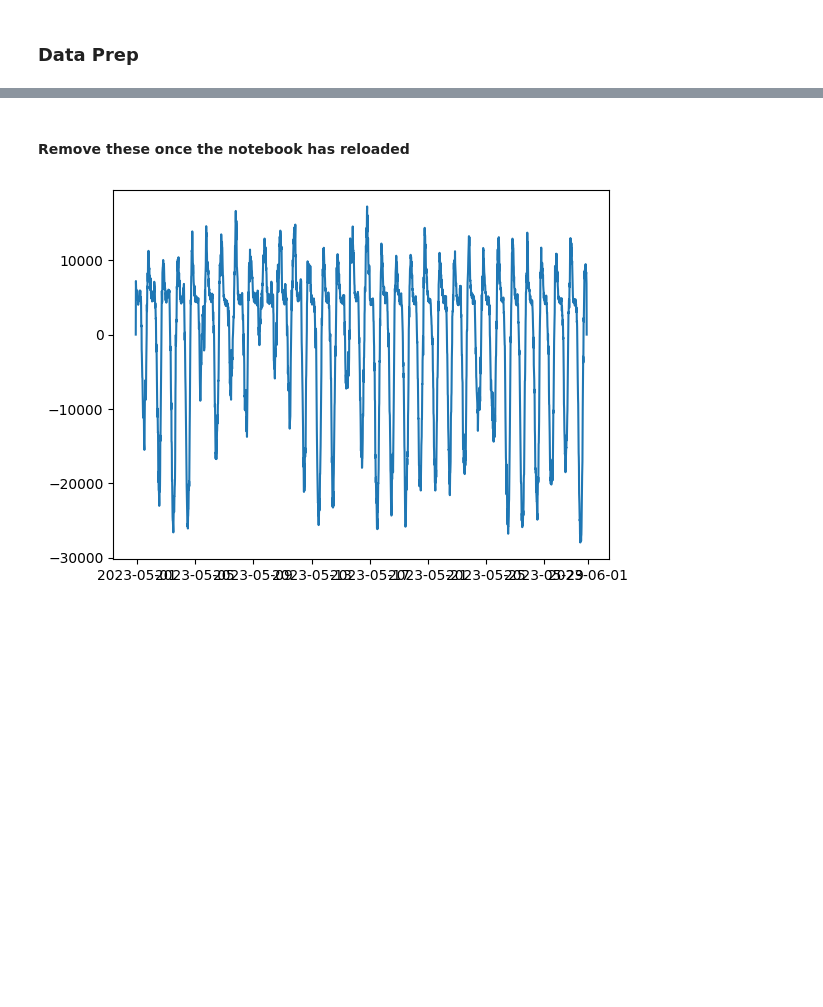
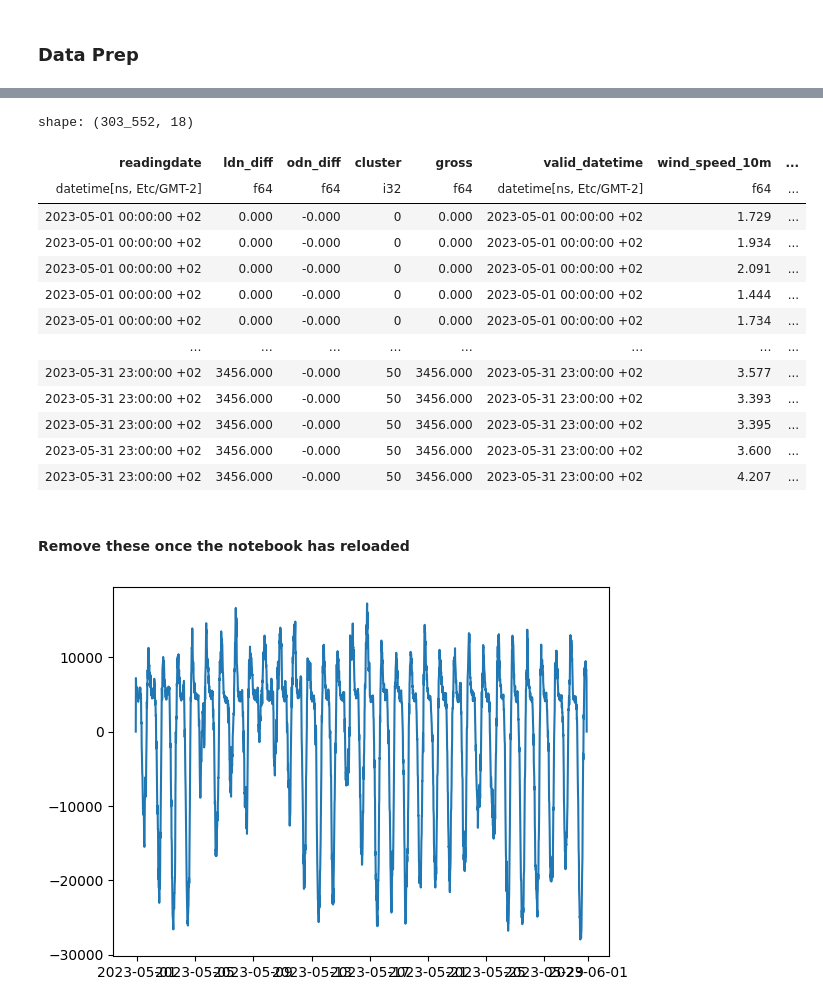
Before and after one commit to erewl/short-term-load-forecasting-with-domain-knowledge, a Jupyter notebook: notebooks/lstm_example.ipynb, the cells around one changed output, grey strips where cells are left out. Saved outputs shown, nothing was run; the diff lists cells and outputs as text; code cells hidden in the pictures; blank space fills up the shorter version.

```diff
--- a/notebooks/lstm_example.ipynb
+++ b/notebooks/lstm_example.ipynb
@@ -34,7 +34,7 @@ sf_dao = SnowflakeDao(
 pg_dao = WeatherDao(
     url=os.getenv("POSTGRES_HOST_WEATHER_DATA"),
     uid=os.getenv("POSTGRES_UID_WEATHER_DATA"),
-    pwd=os.getenv("POSTGRES_PASSWORD_WEATHER_DATA"),
+    pwd=os.getenv("POSTGRES_PWD_WEATHER_DATA"),
     database=os.getenv("POSTGRES_DATABASE_WEATHER_DATA"),
     schema=os.getenv("POSTGRES_SCHEMA_WEATHER_DATA"),
     port=int(os.getenv("POSTGRES_PORT_WEATHER_DATA"))
@@ -309,5 +252,19 @@ def forecast_day(day: datetime.datetime):
 # %%
 # aggregate 100 customers into one timeseries (about 50 timeseries)
-# create timeseries with a rolling window of 3 days
-eans = df_for_train['ean_sha256'].unique().to_list()
+eans = result['ean_sha256'].unique().to_list()
 groups = [eans[i * 100 : (i + 1) * 100] for i in range((len(eans) + 100 - 1) // 100)]
+
+dfs = []
+
+for key, g in enumerate(groups):
+   temp = result.filter(pl.col('ean_sha256').is_in(g)).group_by('readingdate').agg(
+        pl.sum('ldn_diff'),
+        -pl.sum('odn_diff'),
+    ).with_columns(
+       pl.lit(key).alias("cluster"),
+      (pl.col('ldn_diff') - pl.col('odn_diff')).alias("gross")
+      ).sort("readingdate")
+   dfs.append(temp)
+
+agg_df = pl.concat(dfs)
+agg_df
@@ -379,3 +374,21 @@ from src.neuro_symbolic_demand_forecasting.helpers.dataset_utils import create_d
+# %%
+train_set = agg_df.join(weather_data.with_columns(pl.col('valid_datetime').alias('readingdate')), on='readingdate', how='inner')
+train_set
+# %% [output]
+shape: (303_552, 18)
+| readingdate | ldn_diff | odn_diff | cluster | gross | valid_datetime | wind_speed_10m | ... |
+| datetime[ns, Etc/GMT-2] | f64 | f64 | i32 | f64 | datetime[ns, Etc/GMT-2] | f64 | ... |
+| 2023-05-01 00:00:00 +02 | 0.000 | -0.000 | 0 | 0.000 | 2023-05-01 00:00:00 +02 | 1.729 | ... |
+| 2023-05-01 00:00:00 +02 | 0.000 | -0.000 | 0 | 0.000 | 2023-05-01 00:00:00 +02 | 1.934 | ... |
+| 2023-05-01 00:00:00 +02 | 0.000 | -0.000 | 0 | 0.000 | 2023-05-01 00:00:00 +02 | 2.091 | ... |
+| 2023-05-01 00:00:00 +02 | 0.000 | -0.000 | 0 | 0.000 | 2023-05-01 00:00:00 +02 | 1.444 | ... |
+| 2023-05-01 00:00:00 +02 | 0.000 | -0.000 | 0 | 0.000 | 2023-05-01 00:00:00 +02 | 1.734 | ... |
+| … | … | … | … | … | … | … | ... |
+| 2023-05-31 23:00:00 +02 | 3456.000 | -0.000 | 50 | 3456.000 | 2023-05-31 23:00:00 +02 | 3.577 | ... |
+| 2023-05-31 23:00:00 +02 | 3456.000 | -0.000 | 50 | 3456.000 | 2023-05-31 23:00:00 +02 | 3.393 | ... |
+| 2023-05-31 23:00:00 +02 | 3456.000 | -0.000 | 50 | 3456.000 | 2023-05-31 23:00:00 +02 | 3.395 | ... |
+| 2023-05-31 23:00:00 +02 | 3456.000 | -0.000 | 50 | 3456.000 | 2023-05-31 23:00:00 +02 | 3.600 | ... |
+| 2023-05-31 23:00:00 +02 | 3456.000 | -0.000 | 50 | 3456.000 | 2023-05-31 23:00:00 +02 | 4.207 | ... |
 # %% [markdown]
 #### Remove these once the notebook has reloaded
 # %%
```
Also changed, not shown: parts of 26 cells of this notebook.
